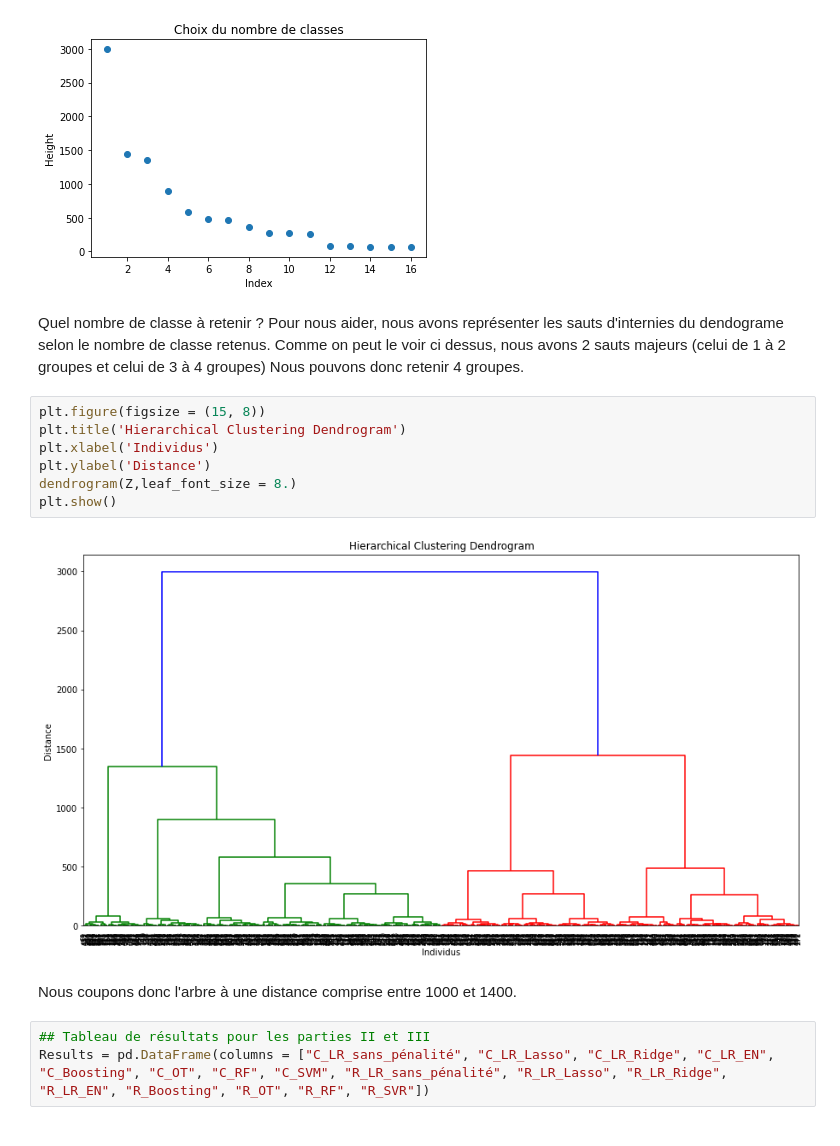
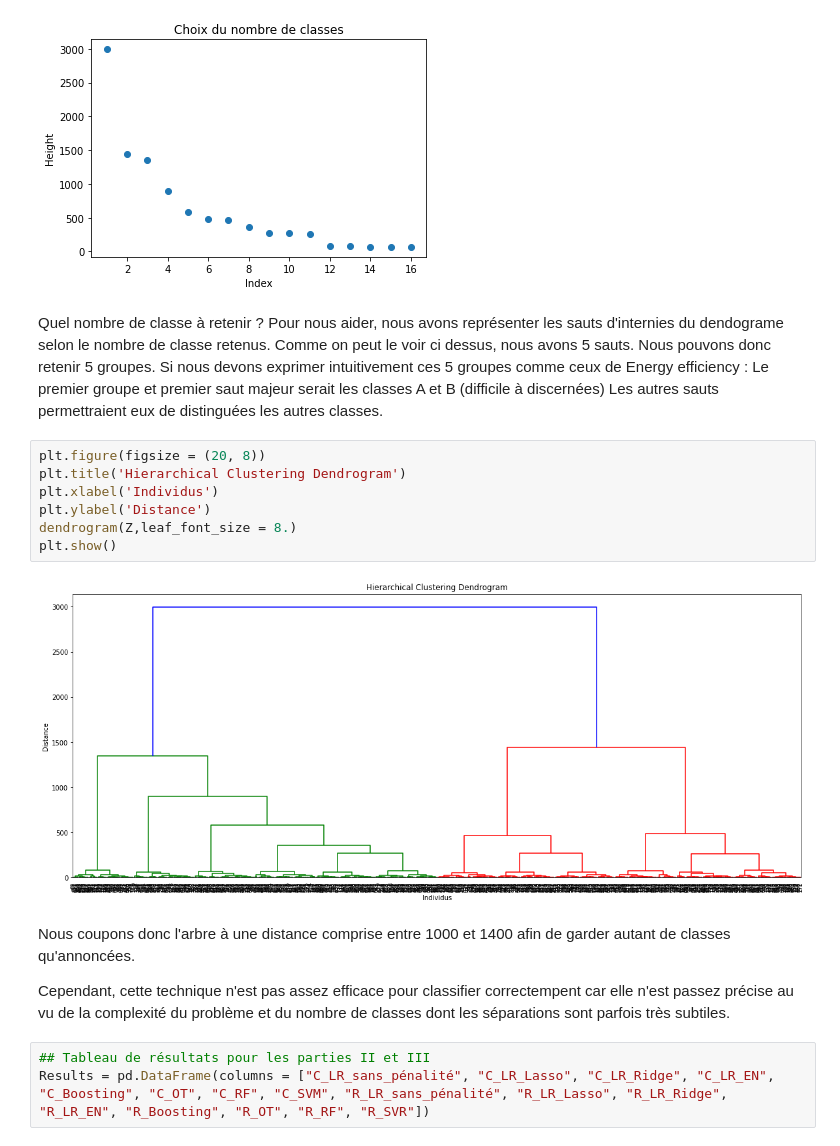
Before and after one commit to sophiayazzourh/ML_Project, a Jupyter notebook: Forecasting_the_energy_performance_of_buildings_Python_version.ipynb, the cells around one changed output. Drawn from its saved outputs; the diff is of its cells as text.

Commit message:
Commentaires ajoutés

```diff
--- a/Forecasting_the_energy_performance_of_buildings_Python_version.ipynb
+++ b/Forecasting_the_energy_performance_of_buildings_Python_version.ipynb
@@ -187,19 +188,23 @@ plt.show()
 # %% [markdown]
 Quel nombre de classe à retenir ?
 Pour nous aider, nous avons représenter les sauts d'internies du dendograme selon le nombre de classe retenus.
-Comme on peut le voir ci dessus, nous avons 2 sauts majeurs (celui de 1 à 2 groupes et celui de 3 à 4 groupes)
-Nous pouvons donc retenir 4 groupes.
+Comme on peut le voir ci dessus, nous avons 5 sauts.
+Nous pouvons donc retenir 5 groupes. Si nous devons exprimer intuitivement ces 5 groupes comme ceux de Energy efficiency :
+Le premier groupe et premier saut majeur serait les classes A et B (difficile à discernées)
+Les autres sauts permettraient eux de distinguées les autres classes.
 # %%
-plt.figure(figsize = (15, 8))
+plt.figure(figsize = (20, 8))
 plt.title('Hierarchical Clustering Dendrogram')
 plt.xlabel('Individus')
 plt.ylabel('Distance')
 dendrogram(Z,leaf_font_size = 8.)
 plt.show()
 # %% [output]
-[figure, old version]
+[figure, new version]
-# %% [markdown]
-Nous coupons donc l'arbre à une distance comprise entre 1000 et 1400.
+# %% [markdown]
+Nous coupons donc l'arbre à une distance comprise entre 1000 et 1400 afin de garder autant de classes qu'annoncées.
+
+Cependant, cette technique n'est pas assez efficace pour classifier correctempent car elle n'est passez précise au vu de la complexité du problème et du nombre de classes dont les séparations sont parfois très subtiles.
 # %%
 ## Tableau de résultats pour les parties II et III
 Results = pd.DataFrame(columns = ["C_LR_sans_pénalité", "C_LR_Lasso", "C_LR_Ridge", "C_LR_EN", "C_Boosting", "C_OT", "C_RF", "C_SVM", "R_LR_sans_pénalité", "R_LR_Lasso", "R_LR_Ridge", "R_LR_EN", "R_Boosting", "R_OT", "R_RF", "R_SVR"])
```
Also changed, not shown: parts of 22 cells of this notebook.
